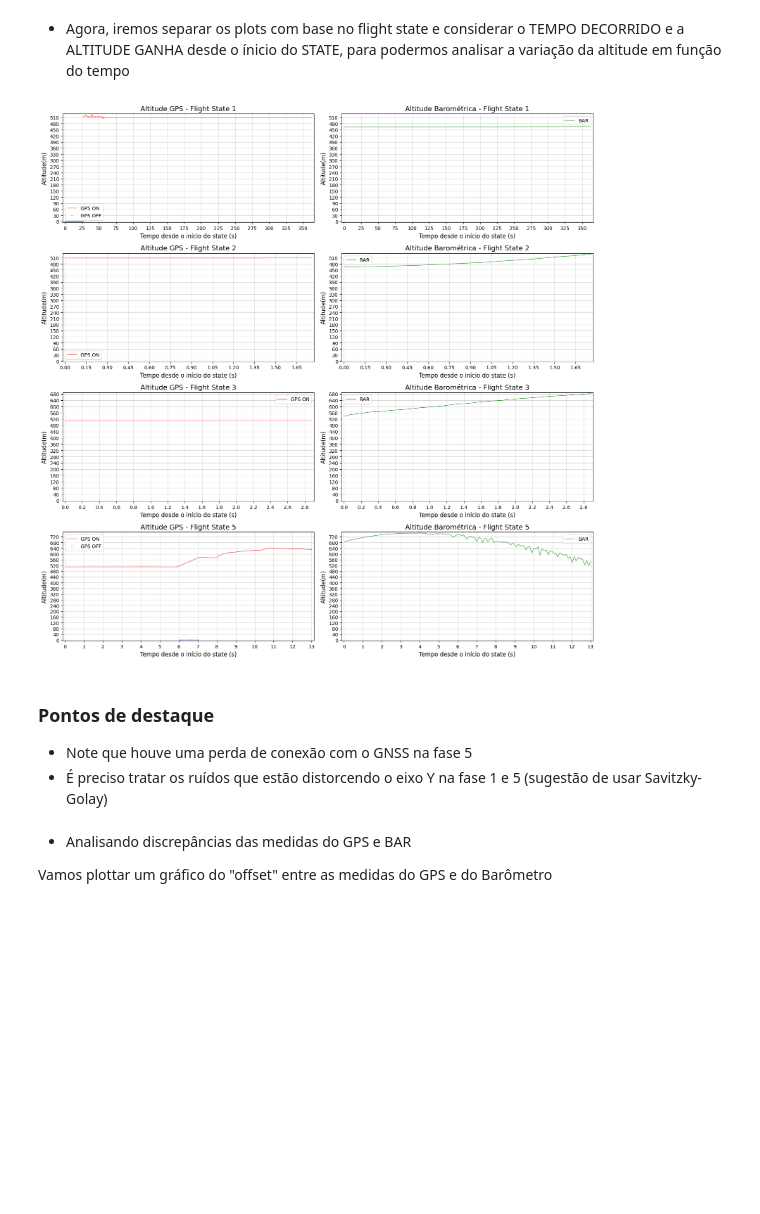
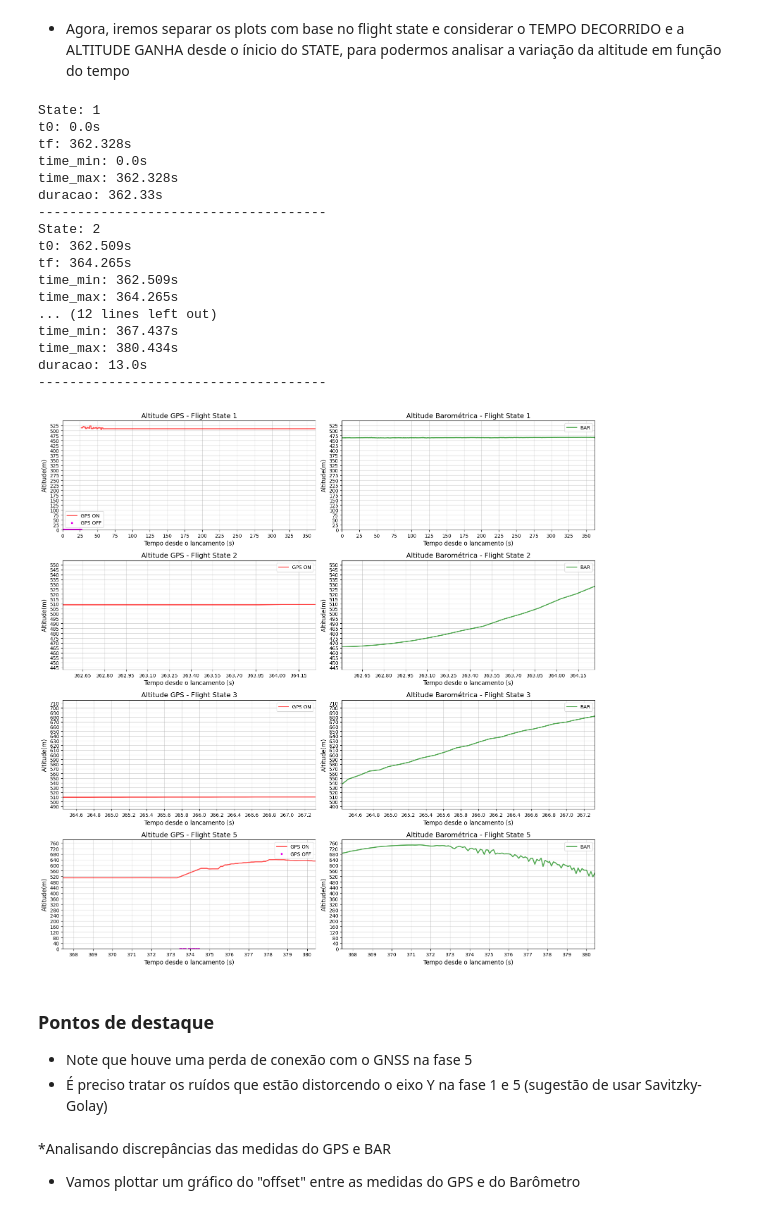
Before and after one commit to EnzoBat17/Analise-de-Dados-NASHIRA---EPTA, a Jupyter notebook: Analise de Dados NASHIRA.ipynb, the cells around one changed output. Drawn from its saved outputs; the diff is of its cells as text; code cells hidden in the pictures; blank space fills up the shorter version.

```diff
--- a/Analise de Dados NASHIRA.ipynb
+++ b/Analise de Dados NASHIRA.ipynb
@@ -139,14 +154,14 @@ figure, axes = plt.subplots(n_states,2, figsize=(16,4*n_states)) #Teremos 2 grá
 
 for i, state in enumerate(states):
     df_state = df[df["flight_state"] == state].copy() #Copiamos só o flight state atual
+    df_state["time_interval"] = (df_state["time_interval"]/1000)
+    print(f"State: {state}")
+    print(f"t0: {df_state["time_interval"].min()}s")
+    print(f"tf: {df_state["time_interval"].max()}s")
 
     #Se não houver nada no state pula ele
     if len(df_state) == 0:
         continue
-
-    #Calcula o tempo desde o início do state
-    start_time = df_state["time_interval"].iloc[0]
-    df_state["time_from_start"] = ((df_state["time_interval"] - start_time))/1000
 
     #Cria um df para pontos com e sem sinal de GPS
     df_gps_on_state = df_state[df_state["gps_available"] == 1] #Pontos em que já sinal de GPS
@@ -164,58 +179,84 @@ for i, state in enumerate(states):
 
     #Coluna 1 - GPS
     if len(df_gps_on_state) > 0: #Para os pontos com sinal de GPS
-        axes[i,0].plot(df_gps_on_state["time_from_start"], df_gps_on_state["alt_gps"], color ="r", linestyle="-",label ="GPS ON", alpha = 0.7, linewidth = 1)
+        axes[i,0].plot(df_gps_on_state["time_interval"], df_gps_on_state["alt_gps"], color ="r", linestyle="-",label ="GPS ON", alpha = 0.7, linewidth = 2)
 
     if len(df_gps_off_state) > 0: #Para os pontos sem sinal de GPS
-        axes[i,0].plot(df_gps_off_state["time_from_start"], df_gps_off_state["alt_gps"], 's',  color ="#E400E8", label="GPS OFF", markersize=2, alpha= 1)
+        axes[i,0].plot(df_gps_off_state["time_interval"], df_gps_off_state["alt_gps"], 's',  color ="#E400E8", label="GPS OFF", markersize=3, alpha= 1)
 
     axes[i,0].set_title(f"Altitude GPS - Flight State {state}", fontsize = 14)
-    axes[i,0].set_xlabel('Tempo desde o início do state (s)', fontsize = 12)
+    axes[i,0].set_xlabel('Tempo desde o lancamento (s)', fontsize = 12)
     axes[i,0].set_ylabel('Altitude(m)', fontsize = 12)
     axes[i,0].legend()
     axes[i,0].grid(True, alpha=0.5)
 
     #Ajusta o eixo x
-    time_max = df_state["time_from_start"].max()
-    axes[i,0].set_xlim(-0.01*time_max,1.01*time_max) #Coloca um padding nas laterais do gráfico
-    axes[i,0].xaxis.set_major_locator(ticker.MaxNLocator(15))
+    time_min = (df_state["time_interval"].min())
+    time_max = (df_state["time_interval"].max())
+
+    print(f"time_min: {time_min}s")
+    print(f"time_max: {time_max}s")
+
+    axes[i,0].set_xlim(time_min,time_max) #Coloca um padding nas laterais do gráfico
+    axes[i,0].xaxis.set_major_locator(ticker.MaxNLocator(16))
 
     #Ajusta o eixo y
-    alt_min = min(df_gps_on_state["alt_gps"].min(), df_gps_on_state["alt_bar"].min())
-    alt_max = max(df_gps_on_state["alt_gps"].max(), df_gps_on_state["alt_bar"].max())
-    axes[i,0].set_ylim(-0.01*alt_min,1.01*alt_max)
-    axes[i,0].yaxis.set_major_locator(ticker.MaxNLocator(20))
+    alt_min = min(df_state["alt_gps"].min(), df_state["alt_bar"].min())
+    alt_max = max(df_state["alt_gps"].max(), df_state["alt_bar"].max())
+
+    print(f"duracao: {round(time_max-time_min,2)}s")
+    print("-------------------------------------")
+
+    axes[i,0].set_ylim(0.95*alt_min,1.05*alt_max)
+    axes[i,0].yaxis.set_major_locator(ticker.MaxNLocator(25))
 
     #Coluna 2 - BAR
-    axes[i,1].plot(df_state["time_from_start"], df_state["alt_bar"], color ="g", linestyle="-",label ="BAR", alpha = 0.7, linewidth = 1)
+    axes[i,1].plot(df_state["time_interval"], df_state["alt_bar"], color ="g", linestyle="-",label ="BAR", alpha = 0.7, linewidth = 2)
     axes[i,1].set_title(f"Altitude Barométrica - Flight State {state}", fontsize = 14)
-    axes[i,1].set_xlabel('Tempo desde o início do state (s)', fontsize = 12)
+    axes[i,1].set_xlabel('Tempo desde o lancamento (s)', fontsize = 12)
     axes[i,1].set_ylabel('Altitude(m)', fontsize = 12)
     axes[i,1].legend()
     axes[i,1].grid(True, alpha=0.5)
 
     #Ajusta o eixo x
-    axes[i,1].set_xlim(-0.01*time_max,1.01*time_max)
-    axes[i,1].xaxis.set_major_locator(ticker.MaxNLocator(15))
+    axes[i,1].set_xlim(time_min,time_max)
+    axes[i,1].xaxis.set_major_locator(ticker.MaxNLocator(16))
 
     #Ajusta o eixo y
-    axes[i,1].set_ylim(-0.01*alt_min,1.01*alt_max)
-    axes[i,1].yaxis.set_major_locator(ticker.MaxNLocator(20))
+    axes[i,1].set_ylim(0.95*alt_min,1.05*alt_max)
+    axes[i,1].yaxis.set_major_locator(ticker.MaxNLocator(25))
 
 
 plt.grid(True, alpha=0.5)
 plt.tight_layout()
 plt.show()
 # %% [output]
+State: 1
+t0: 0.0s
+tf: 362.328s
+time_min: 0.0s
+time_max: 362.328s
+duracao: 362.33s
+-------------------------------------
+State: 2
+t0: 362.509s
+tf: 364.265s
+time_min: 362.509s
+time_max: 364.265s
+... (12 lines left out)
+time_min: 367.437s
+time_max: 380.434s
+duracao: 13.0s
+-------------------------------------
-[figure, old version]
+[figure, new version]
 # %% [markdown]
 ### Pontos de destaque
 - Note que houve uma perda de conexão com o GNSS na fase 5
 - É preciso tratar os ruídos que estão distorcendo o eixo Y na fase 1 e 5 (sugestão de usar Savitzky-Golay)
 # %% [markdown]
-* Analisando discrepâncias das medidas do GPS e BAR
+*Analisando discrepâncias das medidas do GPS e BAR
 
-Vamos plottar um gráfico do "offset" entre as medidas do GPS e do Barômetro
+- Vamos plottar um gráfico do "offset" entre as medidas do GPS e do Barômetro
 # %%
 df_offset = df[(["time_interval","alt_gps", "alt_bar", "gps_available"])].copy()
 
```
Also changed, not shown: parts of 6 cells of this notebook.
